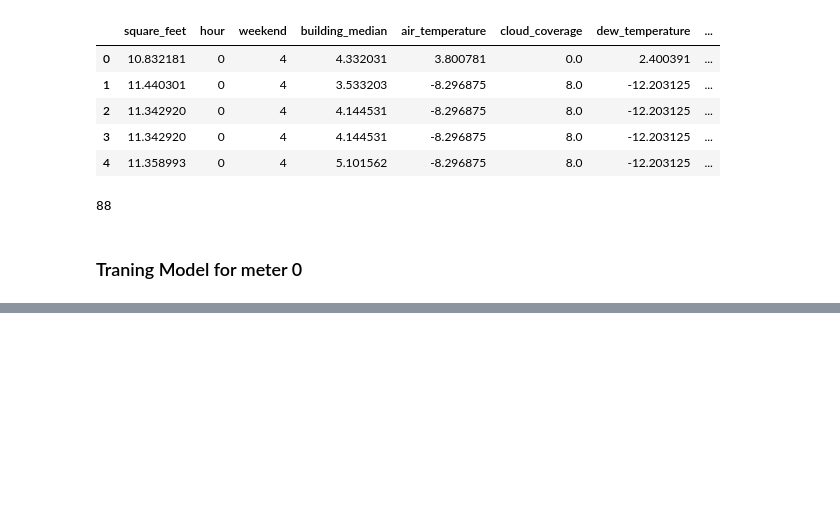
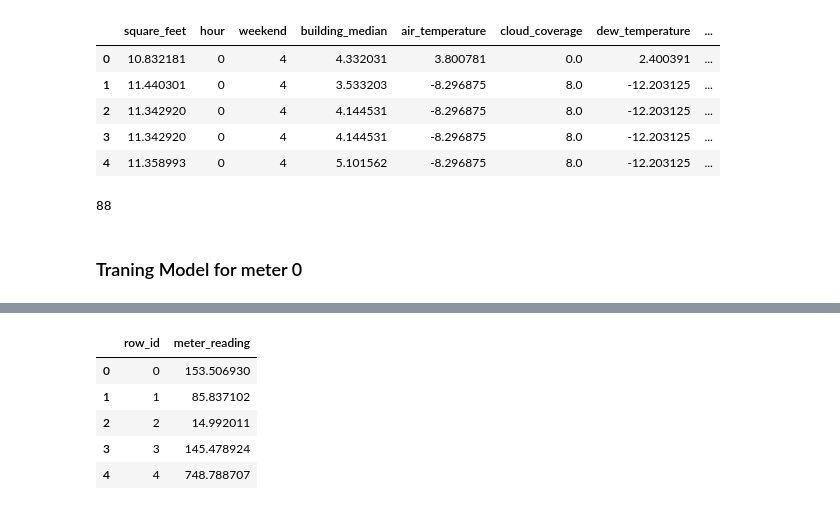
Before and after one commit to aadil-srivastava01/competitive-data-science, a Jupyter notebook: 06-ASHRAE-great-energy-predictor-III/notebooks/09_UCF_LGBM-50_50.ipynb, the cells around one changed output, grey strips where cells are left out. Saved outputs shown, nothing was run; the diff lists cells and outputs as text; code cells hidden in the pictures; blank space fills up the shorter version.

```diff
--- a/06-ASHRAE-great-energy-predictor-III/notebooks/09_UCF_LGBM-50_50.ipynb
+++ b/06-ASHRAE-great-energy-predictor-III/notebooks/09_UCF_LGBM-50_50.ipynb
@@ -519,6 +543,11 @@ gc.collect()
 # %%
-y_test = pred(X_test, models[0])
+y_test = np.expm1(pred(X_test, models[0])) / 2
+gc.collect()
 
-sns.distplot(y_test)
+y_test += np.expm1(pred(X_test, models[1])) / 2
+
+sns.distplot(np.log1p(y_test))
 plt.show()
+
+del models, X_test
 gc.collect()
@@ -525,2 +575,11 @@ gc.collect()
 # %%
-sample_submission['meter_reading'] = np.expm1(y_test)
+sample_submission['meter_reading'] = y_test
+# %%
+sample_submission.head()
+# %% [output]
+|  | row_id | meter_reading |
+| 0 | 0 | 153.506930 |
+| 1 | 1 | 85.837102 |
+| 2 | 2 | 14.992011 |
+| 3 | 3 | 145.478924 |
+| 4 | 4 | 748.788707 |
```
Also changed, not shown: parts of 17 cells of this notebook.
